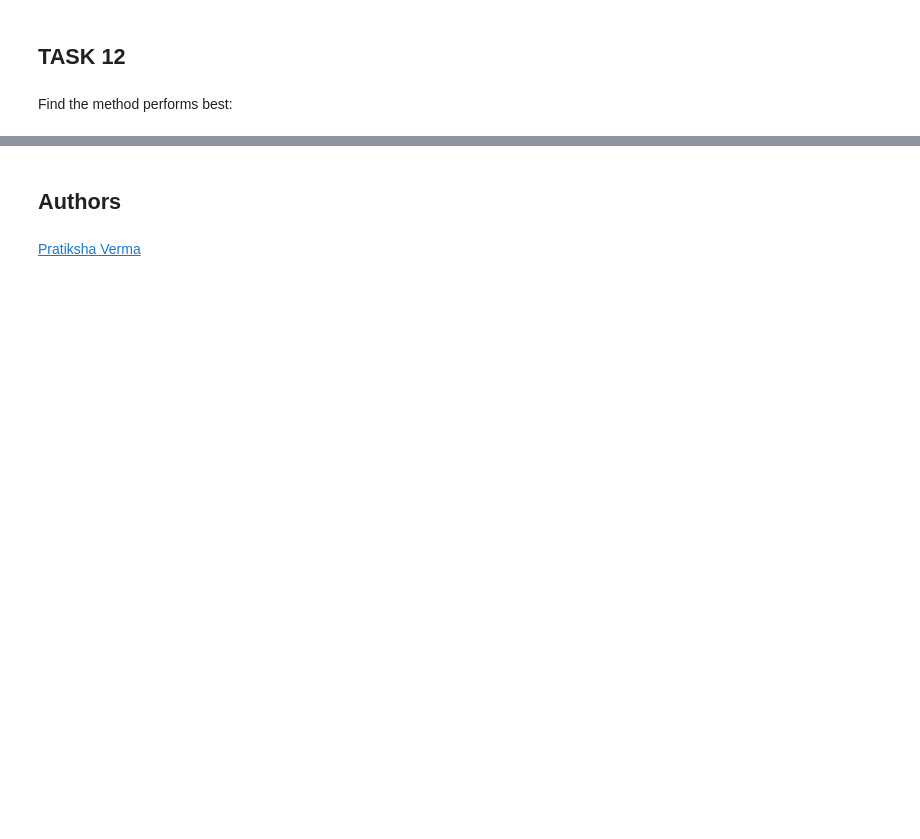
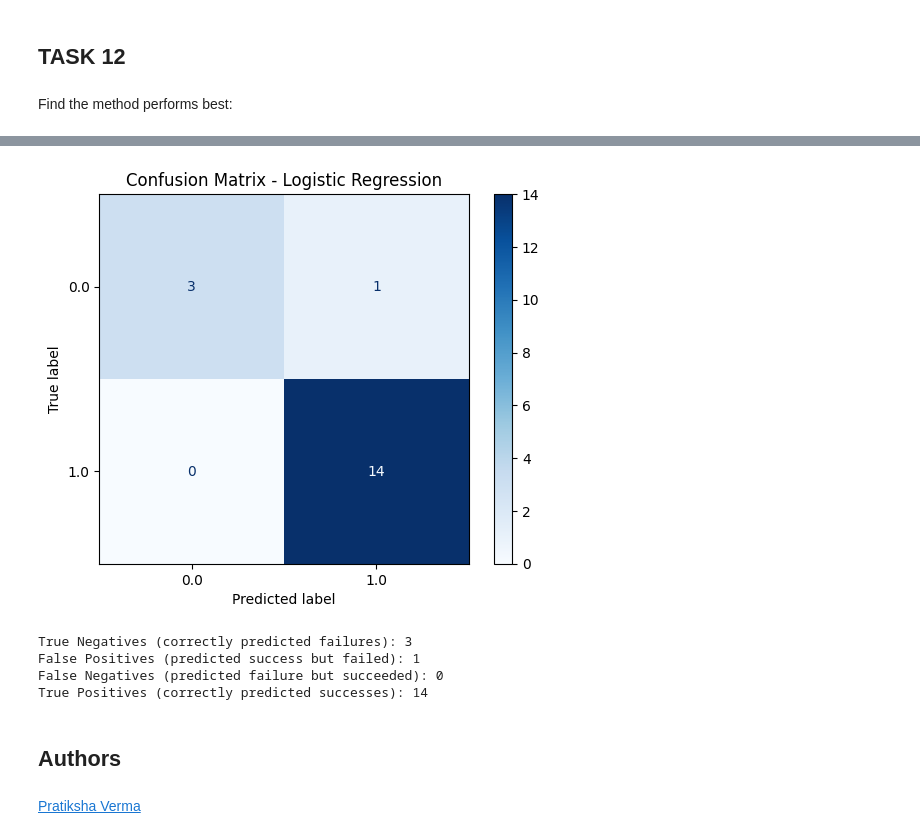
Before and after one commit to Kuandatesla/SpaceX, a Jupyter notebook: SpaceX_Machine Learning Prediction_Part_5.ipynb, the cells around one changed output, grey strips where cells are left out. Saved outputs shown, nothing was run; the diff lists cells and outputs as text; code cells hidden in the pictures; blank space fills up the shorter version.

```diff
--- a/SpaceX_Machine Learning Prediction_Part_5.ipynb
+++ b/SpaceX_Machine Learning Prediction_Part_5.ipynb
@@ -586,3 +866,27 @@ NameError: name 'svm_cv' is not defined
+# %%
+# Generate confusion matrix
+cm = confusion_matrix(y_test, y_pred)
+
+# Plot confusion matrix
+disp = ConfusionMatrixDisplay(confusion_matrix=cm,
+                              display_labels=final_model.named_steps['logisticregression'].classes_)
+disp.plot(cmap=plt.cm.Blues)
+plt.title("Confusion Matrix - Logistic Regression")
+plt.show()
+# %% [output]
+[figure, added]
+# %%
+tn, fp, fn, tp = cm.ravel()
+
+print(f"True Negatives (correctly predicted failures): {tn}")
+print(f"False Positives (predicted success but failed): {fp}")
+print(f"False Negatives (predicted failure but succeeded): {fn}")
+print(f"True Positives (correctly predicted successes): {tp}")
+# %% [output]
+True Negatives (correctly predicted failures): 3
+False Positives (predicted success but failed): 1
+False Negatives (predicted failure but succeeded): 0
+True Positives (correctly predicted successes): 14
 # %% [markdown]
 ## Authors
 # %% [markdown]
```
Also changed, not shown: parts of 24 cells of this notebook.
